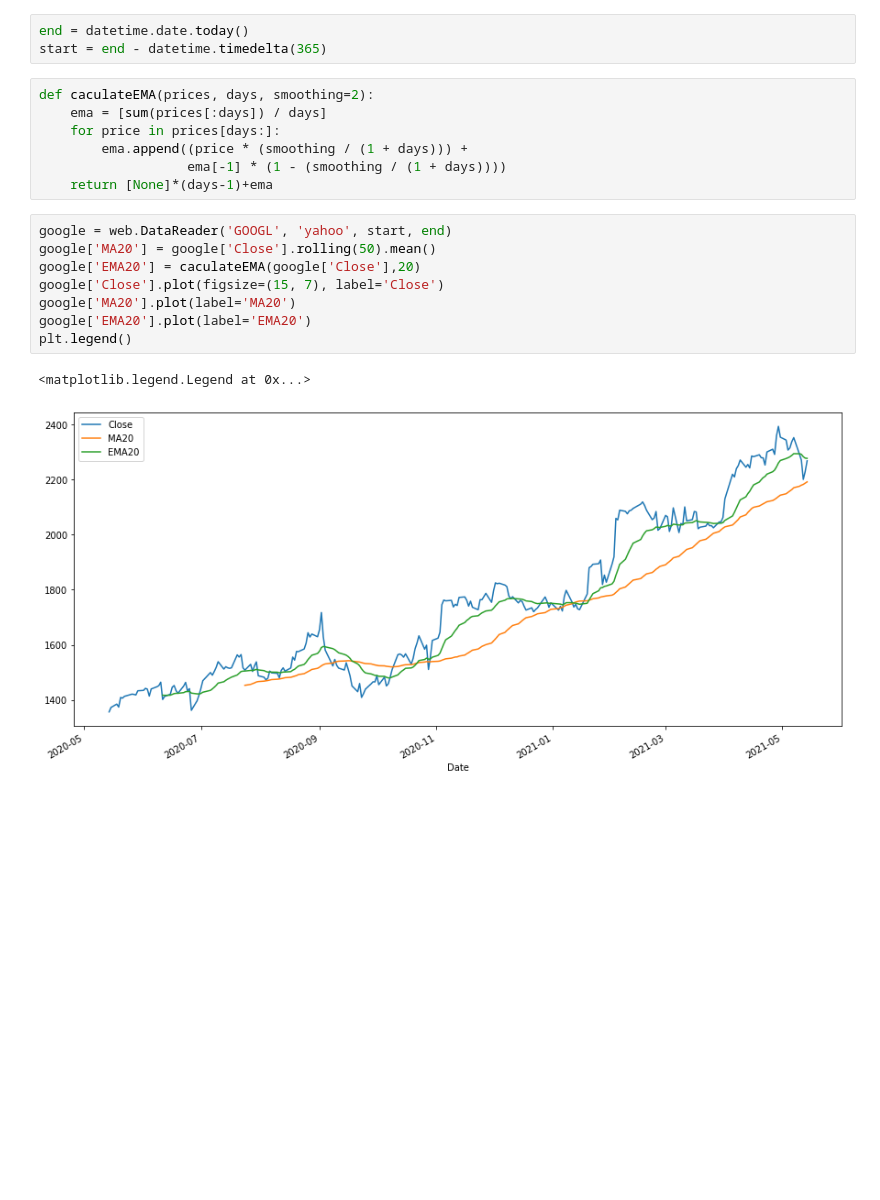
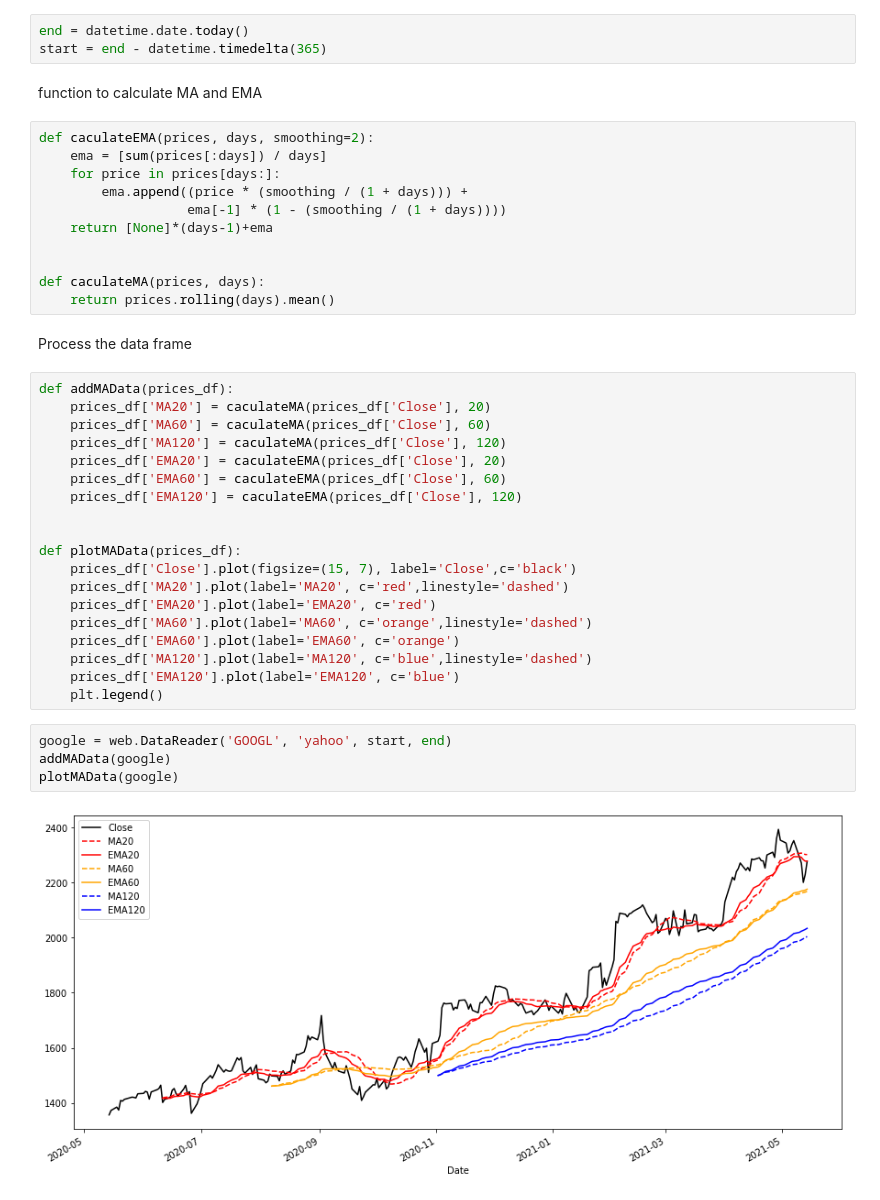
Before and after one commit to YuyuLin1003/stock_analysis, a Jupyter notebook: stock.ipynb, the cells around one changed output. Drawn from its saved outputs; the diff is of its cells as text; blank space fills up the shorter version.

Commit message:
add MA function

```diff
--- a/stock.ipynb
+++ b/stock.ipynb
@@ -7,6 +7,8 @@ Set start and end time. It is one year by default
 # %%
 end = datetime.date.today()
 start = end - datetime.timedelta(365)
+# %% [markdown]
+function to calculate MA and EMA
 # %%
 def caculateEMA(prices, days, smoothing=2):
     ema = [sum(prices[:days]) / days]
@@ -14,14 +16,34 @@ def caculateEMA(prices, days, smoothing=2):
         ema.append((price * (smoothing / (1 + days))) +
                    ema[-1] * (1 - (smoothing / (1 + days))))
     return [None]*(days-1)+ema
+
+
+def caculateMA(prices, days):
+    return prices.rolling(days).mean()
-# %%
-google = web.DataReader('GOOGL', 'yahoo', start, end)
-google['MA20'] = google['Close'].rolling(50).mean()
-google['EMA20'] = caculateEMA(google['Close'],20)
-google['Close'].plot(figsize=(15, 7), label='Close')
-google['MA20'].plot(label='MA20')
-google['EMA20'].plot(label='EMA20')
-plt.legend()
-# %% [output]
-<matplotlib.legend.Legend at 0x...>
-[figure, removed]
+# %% [markdown]
+Process the data frame
+# %%
+def addMAData(prices_df):
+    prices_df['MA20'] = caculateMA(prices_df['Close'], 20)
+    prices_df['MA60'] = caculateMA(prices_df['Close'], 60)
+    prices_df['MA120'] = caculateMA(prices_df['Close'], 120)
+    prices_df['EMA20'] = caculateEMA(prices_df['Close'], 20)
+    prices_df['EMA60'] = caculateEMA(prices_df['Close'], 60)
+    prices_df['EMA120'] = caculateEMA(prices_df['Close'], 120)
+
+
+def plotMAData(prices_df):
+    prices_df['Close'].plot(figsize=(15, 7), label='Close',c='black')
+    prices_df['MA20'].plot(label='MA20', c='red',linestyle='dashed')
+    prices_df['EMA20'].plot(label='EMA20', c='red')
+    prices_df['MA60'].plot(label='MA60', c='orange',linestyle='dashed')
+    prices_df['EMA60'].plot(label='EMA60', c='orange')
+    prices_df['MA120'].plot(label='MA120', c='blue',linestyle='dashed')
+    prices_df['EMA120'].plot(label='EMA120', c='blue')
+    plt.legend()
+# %%
+google = web.DataReader('GOOGL', 'yahoo', start, end)
+addMAData(google)
+plotMAData(google)
+# %% [output]
+[figure, added]
```
